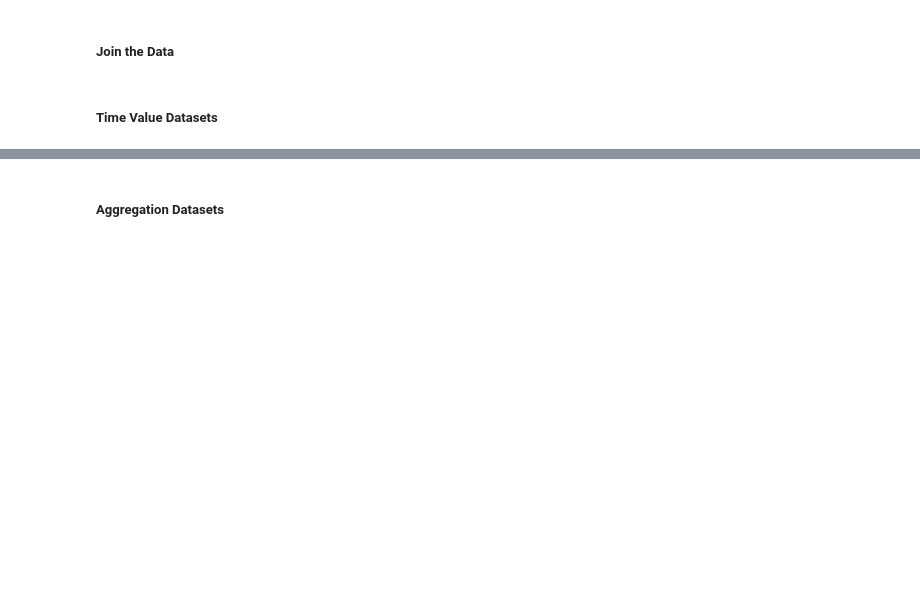
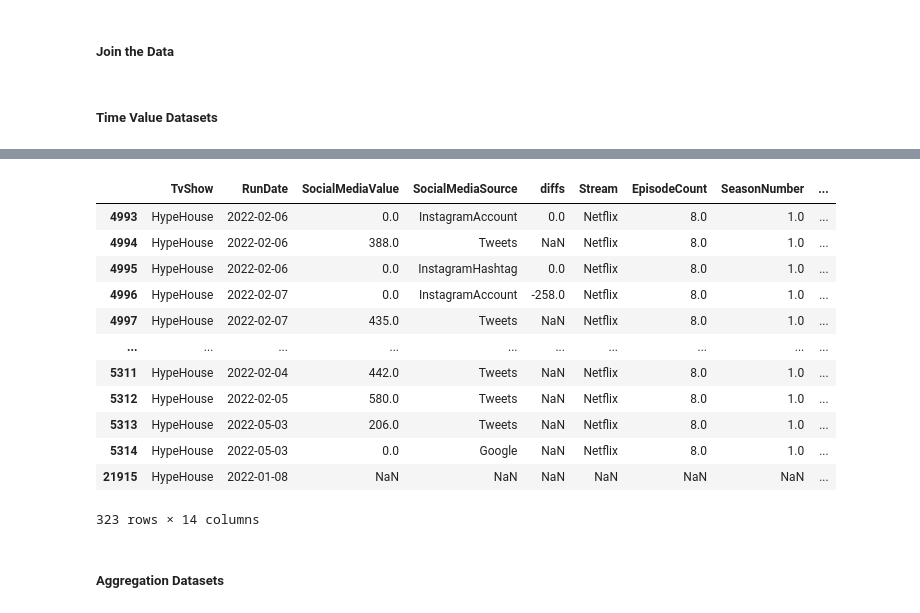
Before and after one commit to cartersocha/releaseClusters, a Jupyter notebook: Delta-8910.ipynb, the cells around one changed output, grey strips where cells are left out. Saved outputs shown, nothing was run; the diff lists cells and outputs as text; code cells hidden in the pictures; blank space fills up the shorter version.

```diff
--- a/Delta-8910.ipynb
+++ b/Delta-8910.ipynb
@@ -231,3 +236,19 @@ uberDf3
+# %%
+uberDf3[uberDf3['TvShow'] == 'HypeHouse']
+# %% [output]
+|  | TvShow | RunDate | SocialMediaValue | SocialMediaSource | diffs | Stream | EpisodeCount | SeasonNumber | ... |
+| 4993 | HypeHouse | 2022-02-06 | 0.0 | InstagramAccount | 0.0 | Netflix | 8.0 | 1.0 | ... |
+| 4994 | HypeHouse | 2022-02-06 | 388.0 | Tweets | NaN | Netflix | 8.0 | 1.0 | ... |
+| 4995 | HypeHouse | 2022-02-06 | 0.0 | InstagramHashtag | 0.0 | Netflix | 8.0 | 1.0 | ... |
+| 4996 | HypeHouse | 2022-02-07 | 0.0 | InstagramAccount | -258.0 | Netflix | 8.0 | 1.0 | ... |
+| 4997 | HypeHouse | 2022-02-07 | 435.0 | Tweets | NaN | Netflix | 8.0 | 1.0 | ... |
+| ... | ... | ... | ... | ... | ... | ... | ... | ... | ... |
+| 5311 | HypeHouse | 2022-02-04 | 442.0 | Tweets | NaN | Netflix | 8.0 | 1.0 | ... |
+| 5312 | HypeHouse | 2022-02-05 | 580.0 | Tweets | NaN | Netflix | 8.0 | 1.0 | ... |
+| 5313 | HypeHouse | 2022-05-03 | 206.0 | Tweets | NaN | Netflix | 8.0 | 1.0 | ... |
+| 5314 | HypeHouse | 2022-05-03 | 0.0 | Google | NaN | Netflix | 8.0 | 1.0 | ... |
+| 21915 | HypeHouse | 2022-01-08 | NaN | NaN | NaN | NaN | NaN | NaN | ... |
+323 rows × 14 columns
 # %% [markdown]
 ##### Aggregation Datasets
 # %% [markdown]
```
Also changed, not shown: parts of 4 cells of this notebook.
